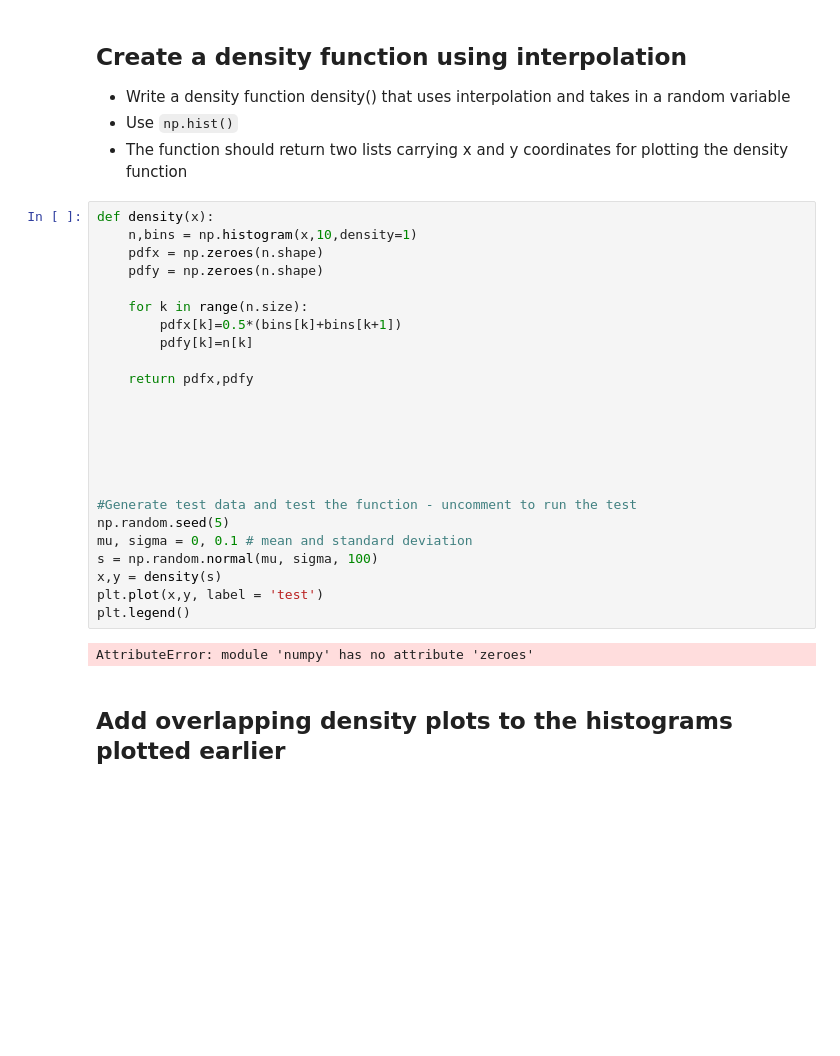
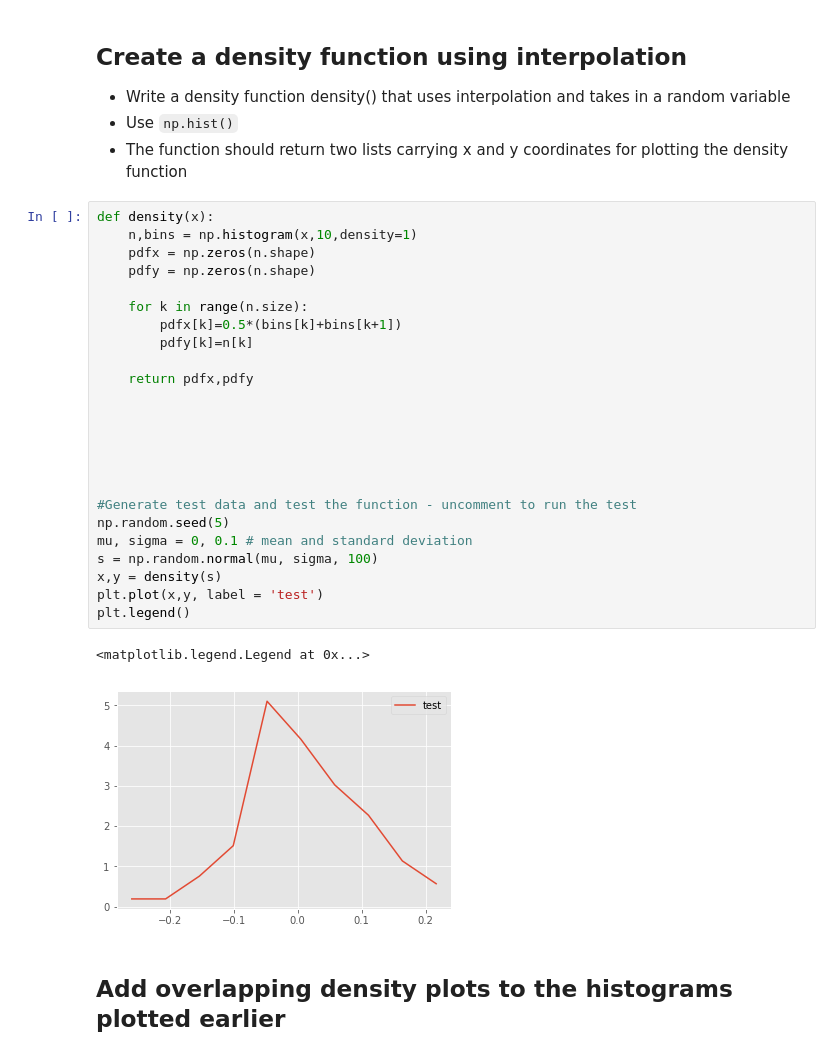
Before and after one commit to jmt0221/probability-density-functions-lab-nyc-ds-082619, a Jupyter notebook: index.ipynb, the cells around one changed output. Cells and saved outputs as stored; diff of their text form; blank space fills up the shorter version.

```diff
--- a/index.ipynb
+++ b/index.ipynb
@@ -95,29 +95,30 @@ ax.hist(x=female_df['Height'],alpha = 0.7, bins=10,color='blue')
 # %%
 def density(x):
     n,bins = np.histogram(x,10,density=1)
-    pdfx = np.zeroes(n.shape)
-    pdfy = np.zeroes(n.shape)
+    pdfx = np.zeros(n.shape)
+    pdfy = np.zeros(n.shape)
 
     for k in range(n.size):
         pdfx[k]=0.5*(bins[k]+bins[k+1])
         pdfy[k]=n[k]
 
     return pdfx,pdfy
 
 
 
 
 
 
 #Generate test data and test the function - uncomment to run the test
 np.random.seed(5)
 mu, sigma = 0, 0.1 # mean and standard deviation
 s = np.random.normal(mu, sigma, 100)
 x,y = density(s)
 plt.plot(x,y, label = 'test')
 plt.legend()
 # %% [output]
-AttributeError: module 'numpy' has no attribute 'zeroes'
+<matplotlib.legend.Legend at 0x...>
+[figure, added]
 # %% [markdown]
 ## Add overlapping density plots to the histograms plotted earlier
 # %%
```
